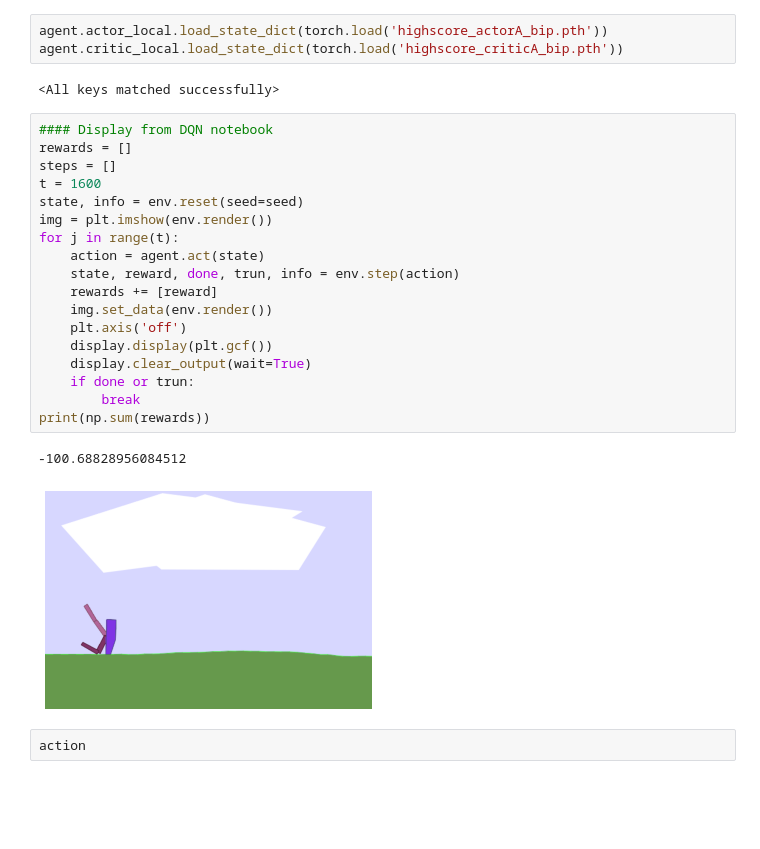
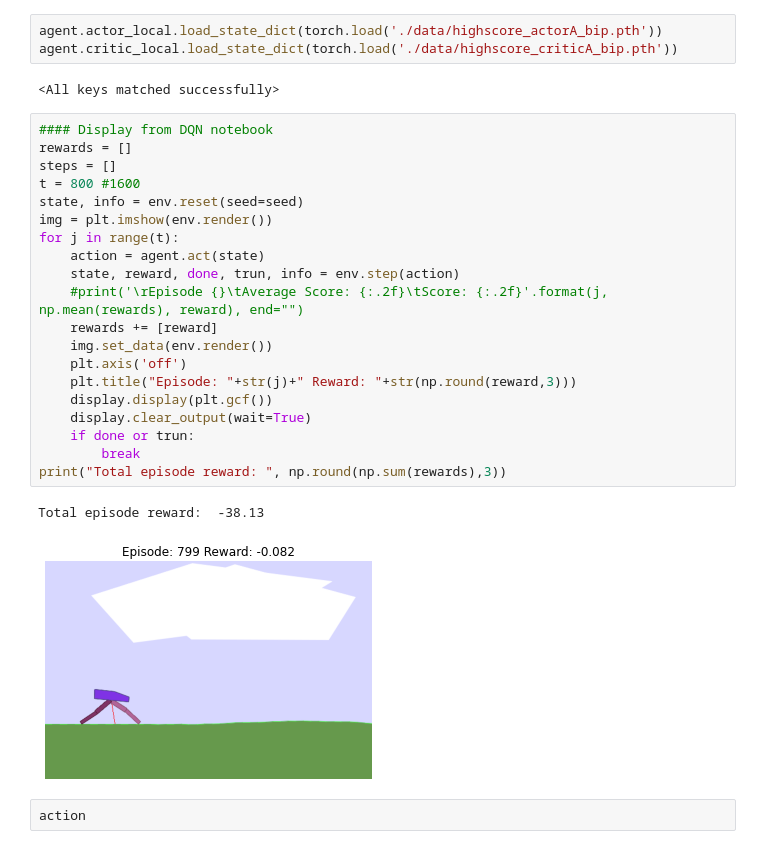
Before and after one commit to davidabelin/deep-reinforcement-learning, a Jupyter notebook: ddpg-bipedal/DDPG_bip_X.ipynb, the cells around one changed output. Drawn from its saved outputs; the diff is of its cells as text; blank space fills up the shorter version.

```diff
--- a/ddpg-bipedal/DDPG_bip_X.ipynb
+++ b/ddpg-bipedal/DDPG_bip_X.ipynb
@@ -144,31 +134,33 @@ plt.show()
 
 In the next code cell, you will load the trained weights from file to watch a smart agent!
 # %%
-agent.actor_local.load_state_dict(torch.load('highscore_actorA_bip.pth'))
-agent.critic_local.load_state_dict(torch.load('highscore_criticA_bip.pth'))
+agent.actor_local.load_state_dict(torch.load('./data/highscore_actorA_bip.pth'))
+agent.critic_local.load_state_dict(torch.load('./data/highscore_criticA_bip.pth'))
 # %% [output]
 <All keys matched successfully>
 # %%
 #### Display from DQN notebook
 rewards = []
 steps = []
-t = 1600
+t = 800 #1600
 state, info = env.reset(seed=seed)
 img = plt.imshow(env.render())
 for j in range(t):
     action = agent.act(state)
     state, reward, done, trun, info = env.step(action)
+    #print('\rEpisode {}\tAverage Score: {:.2f}\tScore: {:.2f}'.format(j, np.mean(rewards), reward), end="")
     rewards += [reward]
     img.set_data(env.render())
     plt.axis('off')
+    plt.title("Episode: "+str(j)+" Reward: "+str(np.round(reward,3)))
     display.display(plt.gcf())
     display.clear_output(wait=True)
     if done or trun:
         break
-print(np.sum(rewards))
+print("Total episode reward: ", np.round(np.sum(rewards),3))
 # %% [output]
--100.68828956084512
+Total episode reward:  -38.13
-[figure, old version]
+[figure, new version]
 # %%
 action
 # %% [output]
```
Also changed, not shown: parts of 7 cells of this notebook, 3 other files.
